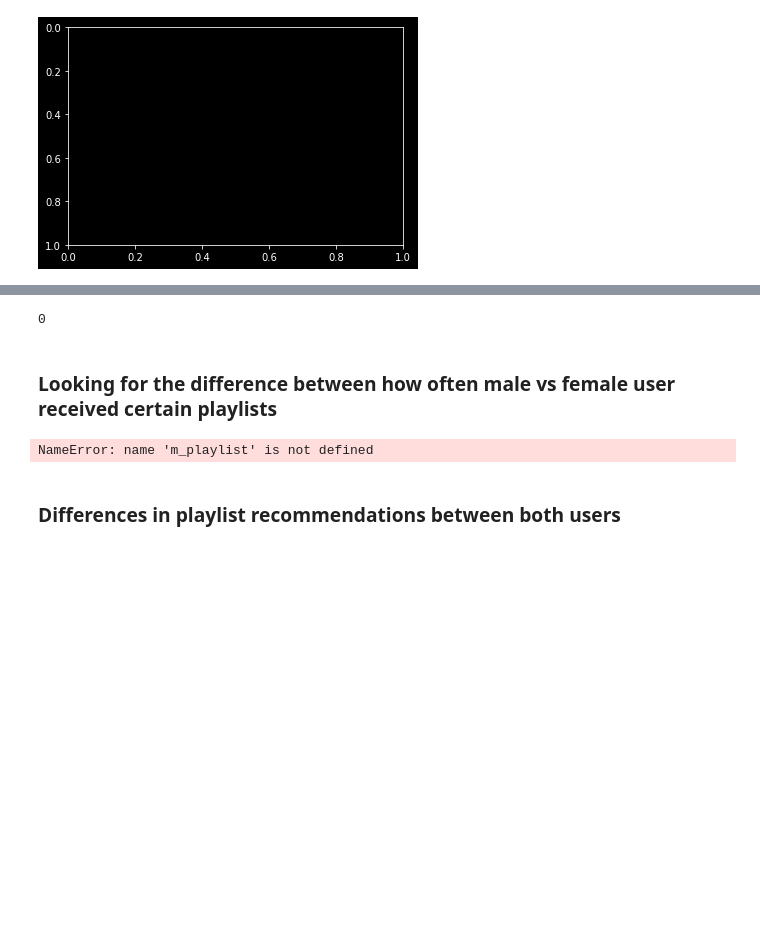
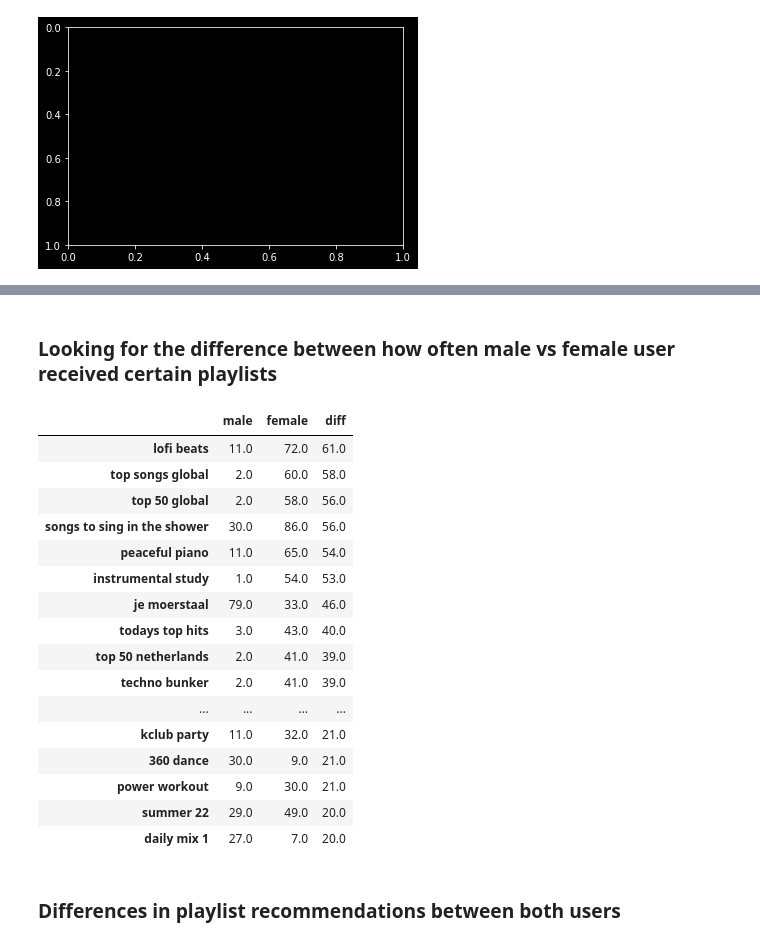
Before and after one commit to Yvysanna/Thesis, a Jupyter notebook: spotify1.ipynb, the cells around one changed output, grey strips where cells are left out. Drawn from its saved outputs; the diff is of its cells as text; code cells hidden in the pictures; blank space fills up the shorter version.

```diff
--- a/spotify1.ipynb
+++ b/spotify1.ipynb
@@ -208,14 +215,3 @@ fdf = pd.DataFrame({'female': f.keys(), 'count': f.values()})
-# %%
-simm = dict()
-
-p = similar_playlists['playlist name'].astype(str)
-for key, value in m.items():
-    if key in p:
-        simm[key] = value
-
-len(simm)
-# %% [output]
-0
 # %%
 # https://stackoverflow.com/questions/21319929/how-to-determine-whether-a-pandas-column-contains-a-particular-value
 found = df[df['Column'].str.contains('Text_to_search')]
@@ -224,21 +220,37 @@ print(found.count())
 ### Looking for the difference between how often male vs female user received certain playlists
 # %%
 most_common_playlists = {
-    'male': dict(Counter(m_playlist['playlist name']).most_common()),
-    'female': dict(Counter(f_playlist['playlist name']).most_common())
+    'male': dict(Counter(male['playlist name']).most_common()),
+    'female': dict(Counter(female['playlist name']).most_common())
 }
 
 # Fill all playlists only one user gets recommended
 new = pd.DataFrame(most_common_playlists).fillna(0)
 
 # Get difference
 new['diff'] = abs(new['male'] - new['female'])
 
 # Sort
 new.sort_values(by = 'diff', ascending=False, inplace=True)
 new.head(60)
 # %% [output]
-NameError: name 'm_playlist' is not defined
+|  | male | female | diff |
+| lofi beats | 11.0 | 72.0 | 61.0 |
+| top songs global | 2.0 | 60.0 | 58.0 |
+| top 50 global | 2.0 | 58.0 | 56.0 |
+| songs to sing in the shower | 30.0 | 86.0 | 56.0 |
+| peaceful piano | 11.0 | 65.0 | 54.0 |
+| instrumental study | 1.0 | 54.0 | 53.0 |
+| je moerstaal | 79.0 | 33.0 | 46.0 |
+| todays top hits | 3.0 | 43.0 | 40.0 |
+| top 50 netherlands | 2.0 | 41.0 | 39.0 |
+| techno bunker | 2.0 | 41.0 | 39.0 |
+| ... | ... | ... | ... |
+| kclub party | 11.0 | 32.0 | 21.0 |
+| 360 dance | 30.0 | 9.0 | 21.0 |
+| power workout | 9.0 | 30.0 | 21.0 |
+| summer 22 | 29.0 | 49.0 | 20.0 |
+| daily mix 1 | 27.0 | 7.0 | 20.0 |
 # %% [markdown]
 ### Differences in playlist recommendations between both users
 # %%
```
Also changed, not shown: parts of 39 cells of this notebook, 4 other files.
